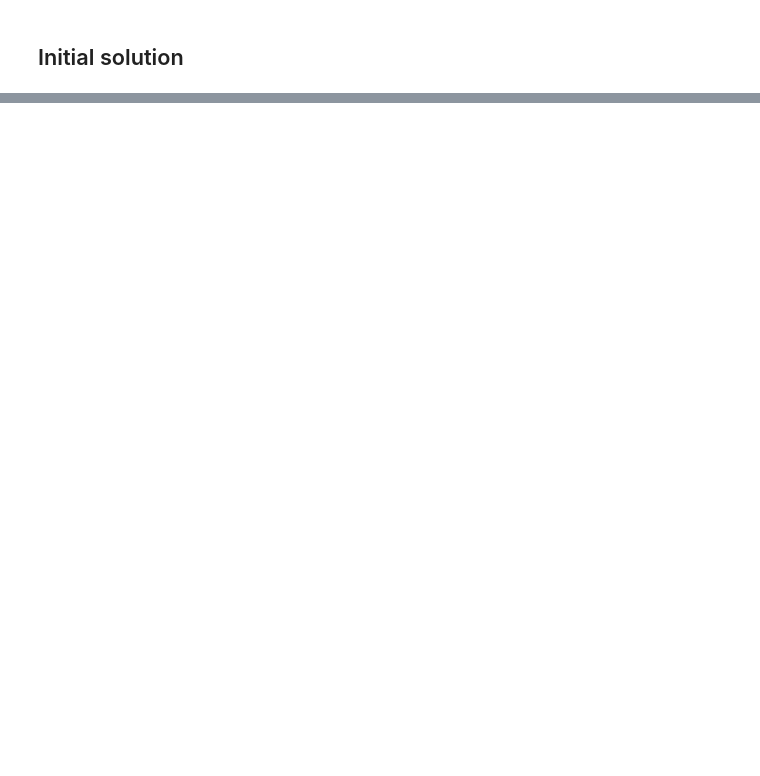
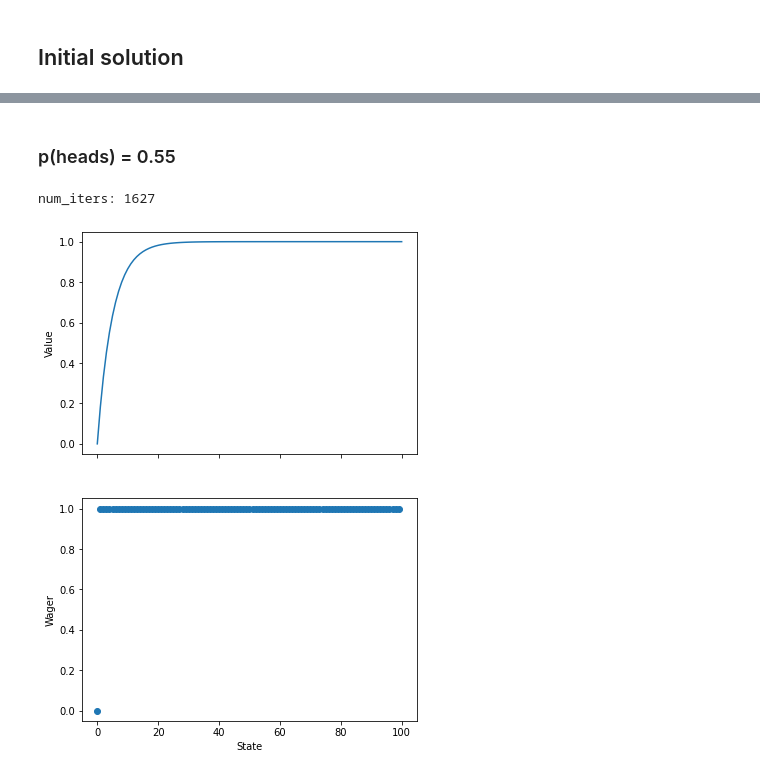
Before and after one commit to rcalef/suttonBarto2ndEd, a Jupyter notebook: ch4/ch4.ipynb, the cells around one changed output, grey strips where cells are left out. Cells and saved outputs as stored; diff of their text form; code cells hidden in the pictures; blank space fills up the shorter version.

```diff
--- a/ch4/ch4.ipynb
+++ b/ch4/ch4.ipynb
@@ -618,0 +640,7 @@ plot_action_value(final_v, 19)
+# %% [markdown]
+### p(heads) = 0.55
+# %%
+final_v_055, policy_055 = run_and_plot(p_heads=0.55)
+# %% [output]
+num_iters: 1627
+[figure, added]
```
Also changed, not shown: parts of 56 cells of this notebook.
